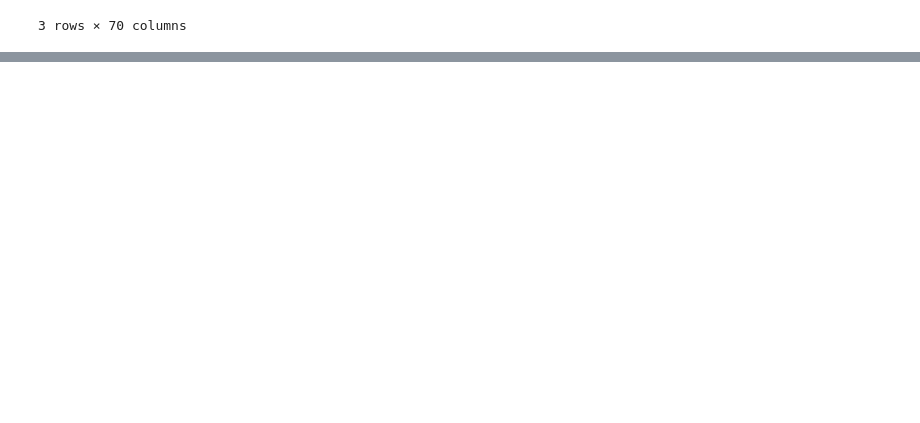
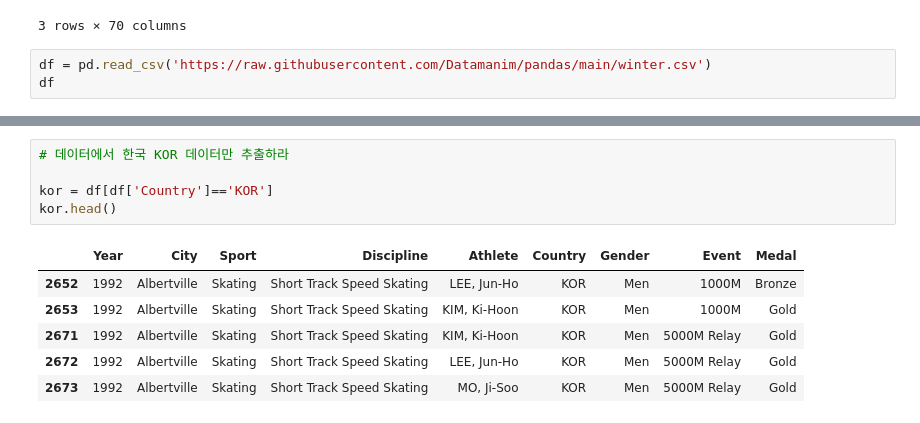
Before and after one commit to Miyeon-Pyeon/bigdataanalysis_practice, a Jupyter notebook: 빅분기_1108.ipynb, the cells around one changed output, grey strips where cells are left out. Drawn from its saved outputs; the diff is of its cells as text; blank space fills up the shorter version.

```diff
--- a/빅분기_1108.ipynb
+++ b/빅분기_1108.ipynb
@@ -72,3 +72,6 @@ df.pivot_table(index='Dim1', columns='Period', values='First Tooltip', aggfunc='
 | Female | 140.909796 | 149.210175 | 151.516094 | 150.250882 | 148.688286 | 149.843205 | 153.048721 | 149.988295 | 144.719667 | 144.451474 | ... | ... |
 | Male | 154.151224 | 161.538246 | 163.760781 | 161.742059 | 160.081000 | 161.456923 | 165.089535 | 162.015000 | 156.573556 | 156.375053 | ... | ... |
 3 rows × 70 columns
+# %%
+df = pd.read_csv('https://raw.githubusercontent.com/Datamanim/pandas/main/winter.csv')
+df
@@ -74,0 +92,12 @@ df.pivot_table(index='Dim1', columns='Period', values='First Tooltip', aggfunc='
+# %%
+# 데이터에서 한국 KOR 데이터만 추출하라
+
+kor = df[df['Country']=='KOR']
+kor.head()
+# %% [output]
+|  | Year | City | Sport | Discipline | Athlete | Country | Gender | Event | Medal |
+| 2652 | 1992 | Albertville | Skating | Short Track Speed Skating | LEE, Jun-Ho | KOR | Men | 1000M | Bronze |
+| 2653 | 1992 | Albertville | Skating | Short Track Speed Skating | KIM, Ki-Hoon | KOR | Men | 1000M | Gold |
+| 2671 | 1992 | Albertville | Skating | Short Track Speed Skating | KIM, Ki-Hoon | KOR | Men | 5000M Relay | Gold |
+| 2672 | 1992 | Albertville | Skating | Short Track Speed Skating | LEE, Jun-Ho | KOR | Men | 5000M Relay | Gold |
+| 2673 | 1992 | Albertville | Skating | Short Track Speed Skating | MO, Ji-Soo | KOR | Men | 5000M Relay | Gold |
```
Also changed, not shown: parts of 4 cells of this notebook.
